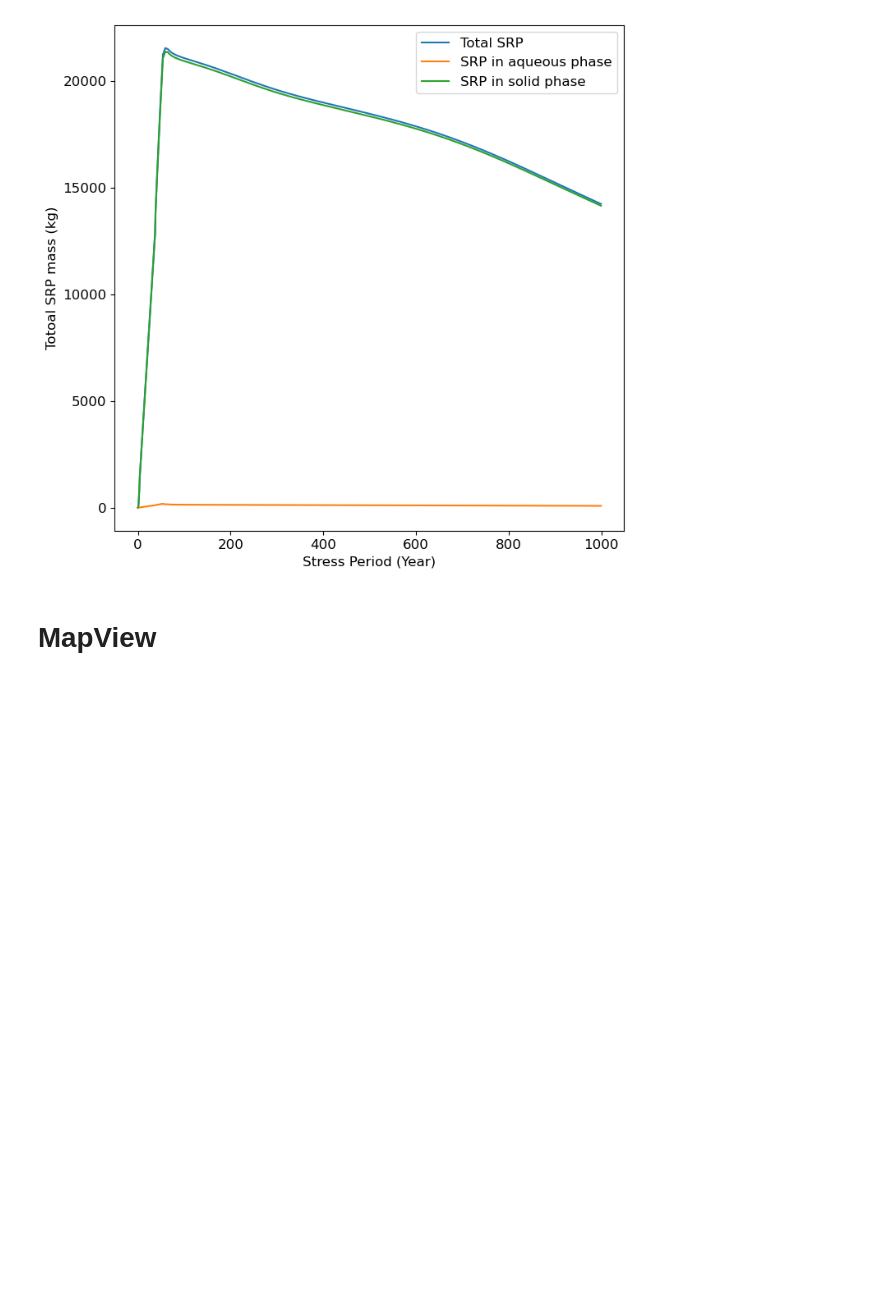
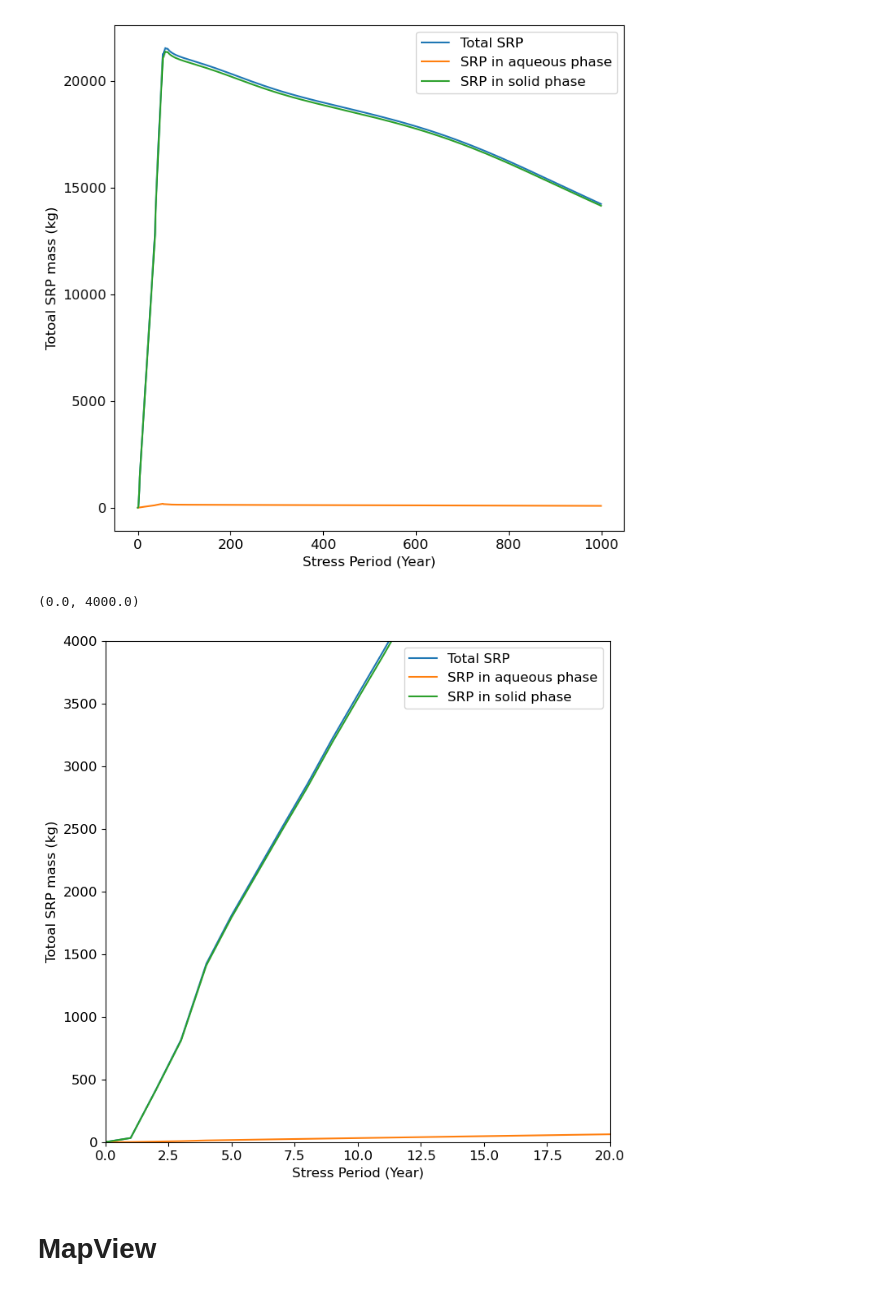
Before and after one commit to Shuyang-Wang/wasaga_model, a Jupyter notebook: wasaga_3d/plot_wasaga_3d.ipynb, the cells around one changed output. Drawn from its saved outputs; the diff is of its cells as text; code cells hidden in the pictures; blank space fills up the shorter version.

```diff
--- a/wasaga_3d/plot_wasaga_3d.ipynb
+++ b/wasaga_3d/plot_wasaga_3d.ipynb
@@ -1070,6 +1070,23 @@ plt.gcf().set_size_inches(8,8)
 plt.savefig(Path(model_ws)/'_output' /'mass.png')
 # %% [output]
 [figure]
+# %%
+plt.ylabel('Totoal SRP mass (kg)')
+#plt.xticks(np.linspace(0,nper,5))
+plt.xlabel('Stress Period (Year)')
+#plt.title('mass_flux (input - output): {} '.format(cmass_in[-1] - cmass[-1]))
+plt.plot(SRPMassInSystem_x,SRPMassInSystem_y/1000000,label='Total SRP')
+plt.plot(SRPMassInSystem_x,SRPMassInSystem_aq_y/1000000,label='SRP in aqueous phase')
+plt.plot(SRPMassInSystem_x,SRPMassInSystem_s_y/1000000,label='SRP in solid phase')
+
+plt.legend()
+plt.gcf().set_size_inches(8,8)
+plt.xlim(0,20)
+plt.ylim(0,4000)
+#plt.savefig(Path(model_ws)/'_output' /'mass.png')
+# %% [output]
+(0.0, 4000.0)
+[figure, added]
 # %%
 cmass =[]
 cmass_in = []
```
Also changed, not shown: parts of 4 cells of this notebook, 1 other file.
